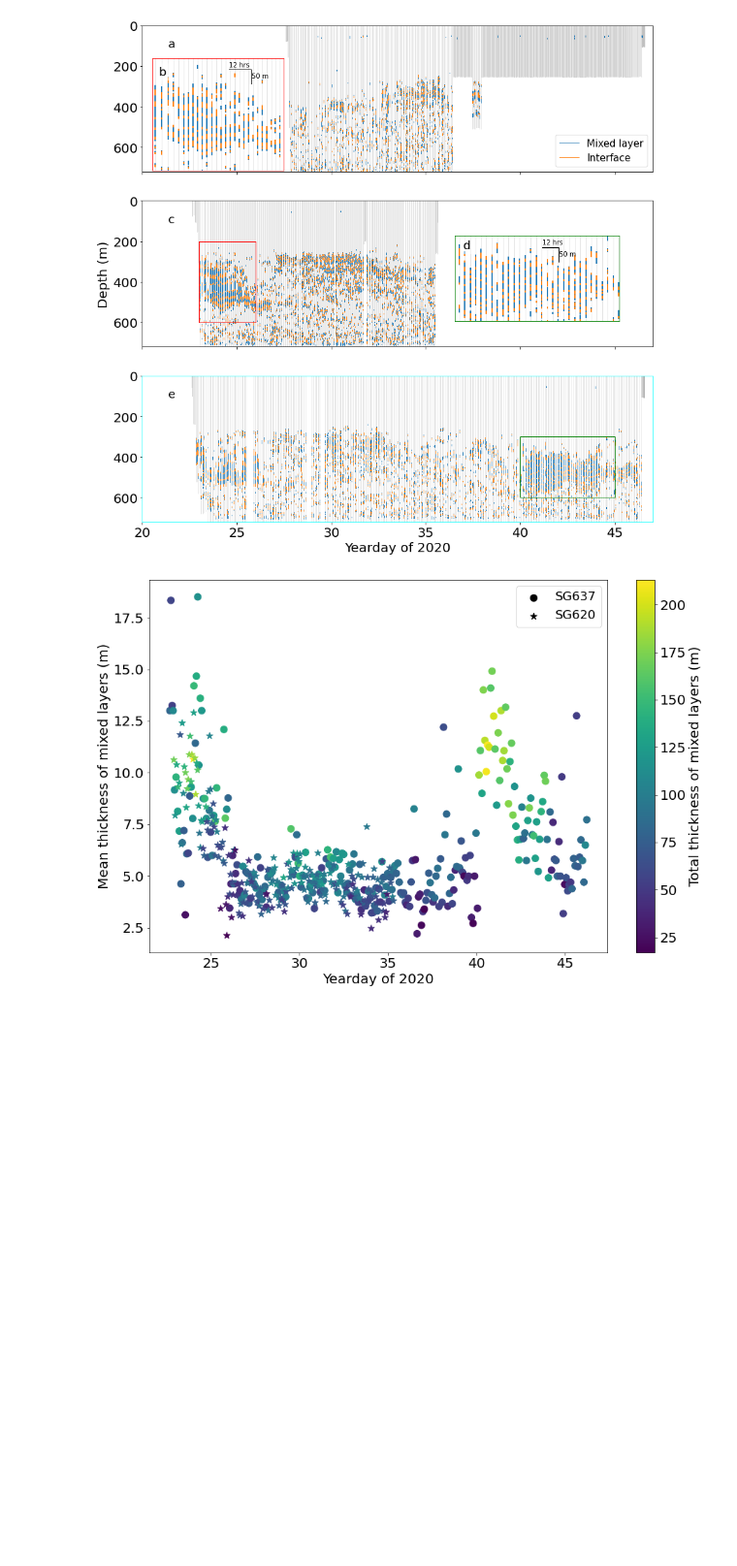
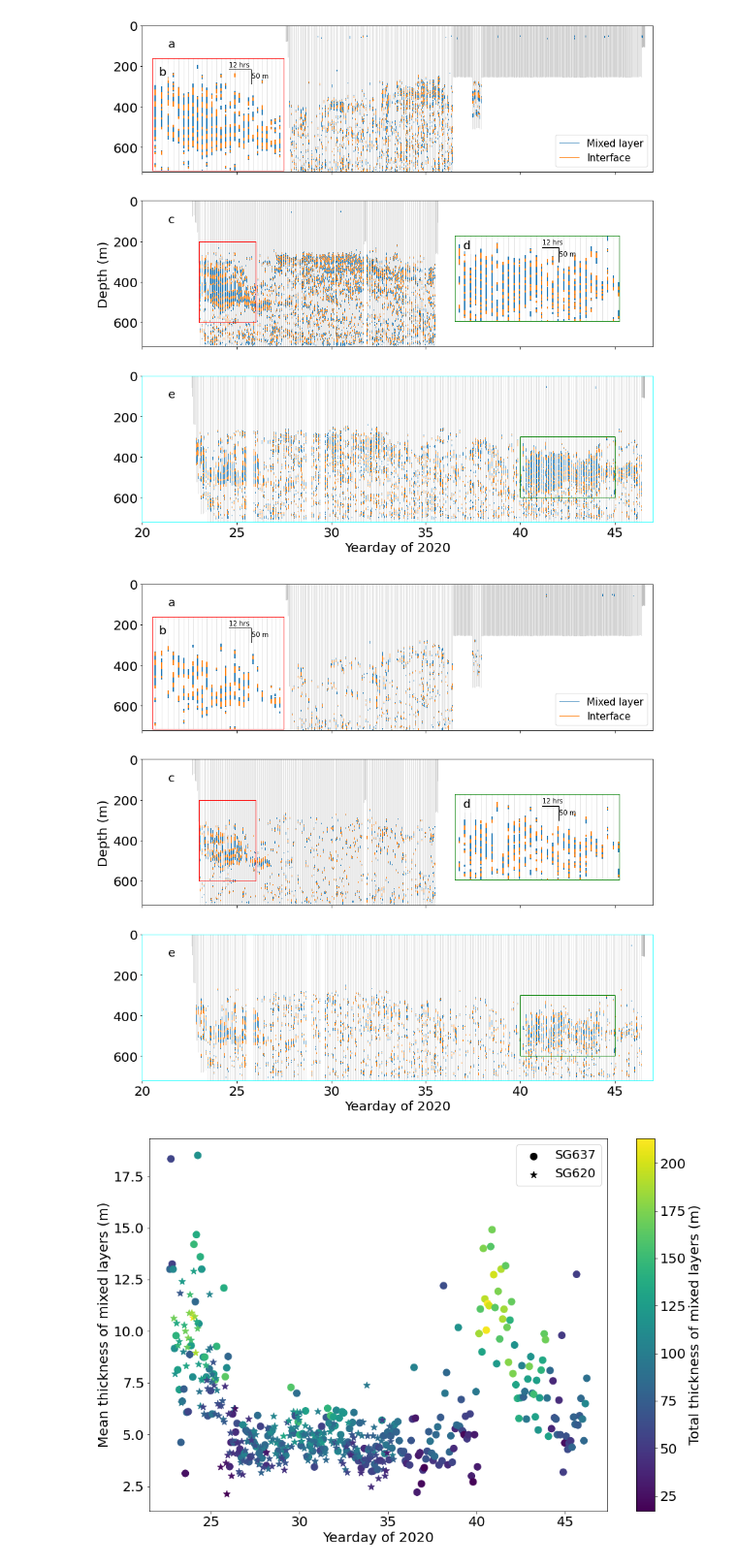
Before and after one commit to callumrollo/eurec4a-thermohaline-figures, a Jupyter notebook: create_figures.ipynb, the cells around one changed output. Shown at 97% size. Saved outputs shown, nothing was run; the diff lists cells and outputs as text; code cells hidden in the pictures; blank space fills up the shorter version.

```diff
--- a/create_figures.ipynb
+++ b/create_figures.ipynb
@@ -463,6 +488,83 @@ savefig('all_gliders_steps')
 savefig('fig03', extension='pdf')
 # %% [output]
 [figure]
+# %%
+figa, axa = plt.subplots(3,1, figsize=(14,14), sharex='col', sharey=True)
+for i, dive in enumerate(glider_df.dive_limb_dec.unique()):
+    if dive>2000:
+        ax = axa[2]
+    elif dive<1000:
+        ax = axa[0]
+    else:
+        ax = axa[1]
+    df = df_glider_1m_both.loc[df_glider_1m_both.dive == dive, :]
+    offset = df.time_yday_utc.mean()
+    y = np.ones(len(df.ct)) * offset
+    ax.plot(y, df.p, color='gray', alpha=0.2)
+    ax.plot(np.ma.array(y, mask=df['mixed_layer_final_mask']) , np.ma.array(df.p, mask=df['mixed_layer_final_mask']), color='C0')
+    ax.plot(np.ma.array(y, mask=df['gradient_layer_final_mask']), np.ma.array(df.p, mask=df['gradient_layer_final_mask']), color='C1')
+
+axa[0].plot((-1,-1), (-1,-1), color='C0', label='Mixed layer')
+axa[0].plot((-1,-1), (-1,-1), color='C1', label='Interface')
+axa[0].legend(loc=4)
+axa[1].set(ylabel='Depth (m)')
+axa[2].set(xlabel='Yearday of 2020', xlim=(20, 47), ylim=(0, 720))
+axa[0].invert_yaxis()
+
+ax0 = plt.axes([0.14, 0.66, 0.2, 0.17])
+
+ax1 = plt.axes([0.6, 0.43, 0.25, 0.13])
+
+
+for i, dive in enumerate(np.arange(1000, 1050)):
+    df = df_glider_1m_both.loc[df_glider_1m_both.dive == dive, :]
+    offset = df.time_yday_utc.mean()
+    y = np.ones(len(df.ct)) * offset
+    ax0.plot(y, df.p, color='gray', alpha=0.2)
+    ax0.plot(np.ma.array(y, mask=df['mixed_layer_final_mask']) , np.ma.array(df.p, mask=df['mixed_layer_final_mask']), color='C0', linewidth=2)
+    ax0.plot(np.ma.array(y, mask=df['gradient_layer_final_mask']), np.ma.array(df.p, mask=df['gradient_layer_final_mask']), color='C1', linewidth=2)
+ax0.set(xlim=(23, 26), ylim=(200, 600), xticks=[], yticks=[])
+ax0.invert_yaxis()
+
+for i, dive in enumerate(np.arange(2080, 2150)):
+    df = df_glider_1m_both.loc[df_glider_1m_both.dive == dive, :]
+    offset = df.time_yday_utc.mean()
+    y = np.ones(len(df.ct)) * offset
+    ax1.plot(y, df.p, color='gray', alpha=0.2)
+    ax1.plot(np.ma.array(y, mask=df['mixed_layer_final_mask']) , np.ma.array(df.p, mask=df['mixed_layer_final_mask']), color='C0', linewidth=2)
+    ax1.plot(np.ma.array(y, mask=df['gradient_layer_final_mask']), np.ma.array(df.p, mask=df['gradient_layer_final_mask']), color='C1', linewidth=2)
+ax1.set(xlim=(40, 45), ylim=(300, 600), xticks=[], yticks=[])
+ax1.invert_yaxis()
+
+
+pt=axa[1].add_patch(patches.Rectangle((23,200),3,400,fill=False,zorder=20))
+pt.set_ec('red')
+pt=axa[2].add_patch(patches.Rectangle((40,300),5,300,fill=False,zorder=20))
+pt.set_ec('green')
+
+for child in ax0.get_children():
+    if isinstance(child, matplotlib.spines.Spine):
+        child.set_color('red')
+for child in ax1.get_children():
+    if isinstance(child, matplotlib.spines.Spine):
+        child.set_color('green')
+for child in axa[2].get_children():
+    if isinstance(child, matplotlib.spines.Spine):
+        child.set_color('cyan')
+x, y = 24.75, 240
+ax0.plot((x, x+0.5, x+0.5), (y, y, y+50), c='k')
+ax0.text(x, y-10, '12 hrs', fontsize=10)
+ax0.text(x+0.52, y+30, '50 m', fontsize=10)
+x, y = 42.65, 340
+ax1.plot((x, x+0.5, x+0.5), (y, y, y+50), c='k')
+ax1.text(x, y-10, '12 hrs', fontsize=10)
+ax1.text(x+0.52, y+30, '50 m', fontsize=10)
+
+letterboxes([axa[0], ax0, axa[1], ax1, axa[2]])
+savefig('all_gliders_steps')
+savefig('fig03b', extension='pdf')
+# %% [output]
+[figure, added]
 # %%
 glider_df_mean = glider_df.groupby('dive_limb_dec').mean()
 combi_a = glider_df_mean.join(mixes_sum, lsuffix='_glider', rsuffix='_mixes_sum')
```
Also changed, not shown: parts of 30 cells of this notebook.
